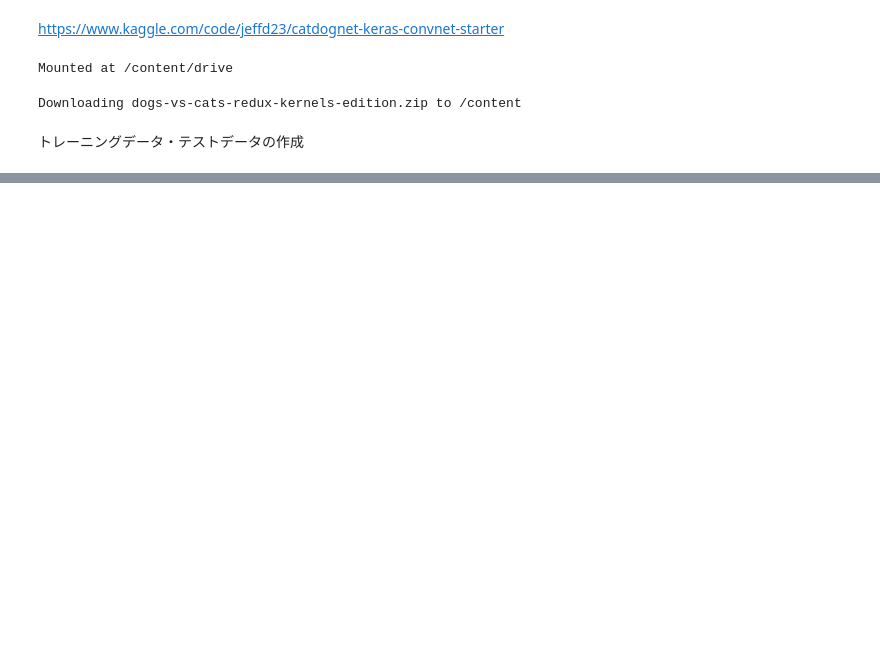
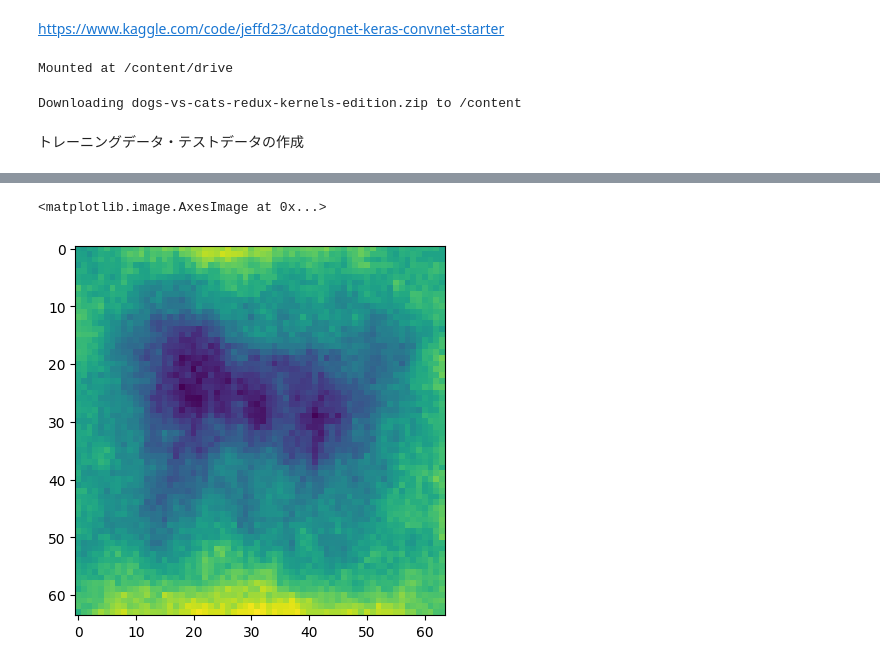
Before and after one commit to Makoto-Noda/google-Colab, a Jupyter notebook: CatsDogs.ipynb, the cells around one changed output, grey strips where cells are left out. Saved outputs shown, nothing was run; the diff lists cells and outputs as text; code cells hidden in the pictures; blank space fills up the shorter version.

```diff
--- a/CatsDogs.ipynb
+++ b/CatsDogs.ipynb
@@ -48,0 +89,8 @@ test_images =  test_images[:25]
+# %%
+labels = []
+
+for i in train_images:
+    if 'dog' in i:
+        labels.append(1)
+    else:
+        labels.append(0)
@@ -48,0 +117,8 @@ test_images =  test_images[:25]
+# %%
+dog_avg = np.array([dog[0].T for i, dog in enumerate(train) if labels[i]==1]).mean(axis=0)
+cat_avg = np.array([cat[0].T for i, cat in enumerate(train) if labels[i]==0]).mean(axis=0)
+
+plt.imshow(dog_avg)
+# %% [output]
+<matplotlib.image.AxesImage at 0x...>
+[figure, added]
```
Also changed, not shown: parts of 5 cells of this notebook.
